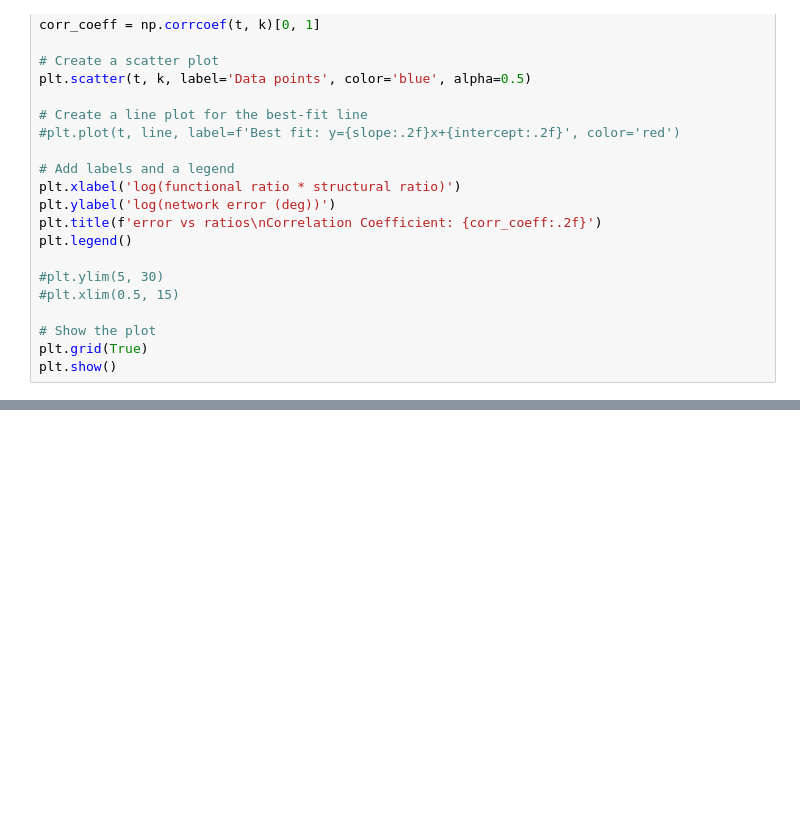
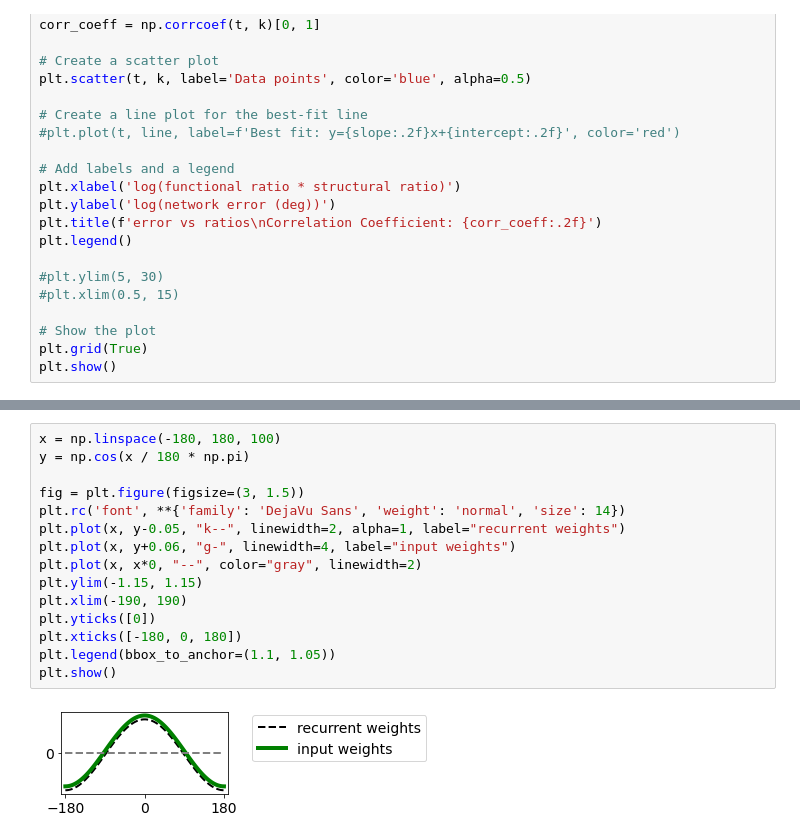
Before and after one commit to azaho/ccn_story3, a Jupyter notebook: radius.ipynb, the cells around one changed output, grey strips where cells are left out. Cells and saved outputs as stored; diff of their text form; blank space fills up the shorter version.

```diff
--- a/radius.ipynb
+++ b/radius.ipynb
@@ -213,0 +314,17 @@ plt.show()
+# %%
+x = np.linspace(-180, 180, 100)
+y = np.cos(x / 180 * np.pi)
+
+fig = plt.figure(figsize=(3, 1.5))
+plt.rc('font', **{'family': 'DejaVu Sans', 'weight': 'normal', 'size': 14})
+plt.plot(x, y-0.05, "k--", linewidth=2, alpha=1, label="recurrent weights")
+plt.plot(x, y+0.06, "g-", linewidth=4, label="input weights")
+plt.plot(x, x*0, "--", color="gray", linewidth=2)
+plt.ylim(-1.15, 1.15)
+plt.xlim(-190, 190)
+plt.yticks([0])
+plt.xticks([-180, 0, 180])
+plt.legend(bbox_to_anchor=(1.1, 1.05))
+plt.show()
+# %% [output]
+[figure, added]
```
Also changed, not shown: parts of 8 cells of this notebook, 23 other files.
